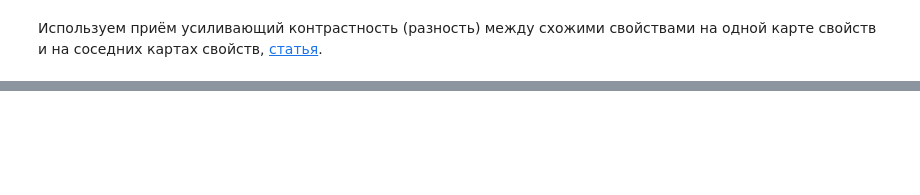
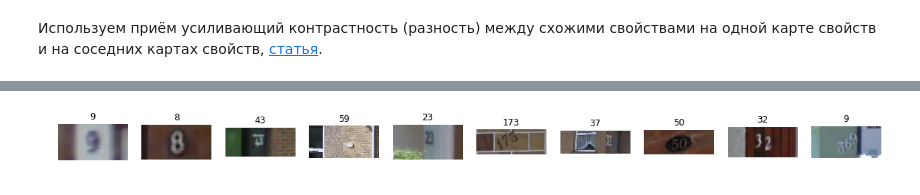
Before and after one commit to Factotum8/test_task_street_view_house_numbers, a Jupyter notebook: CNN_train.ipynb, the cells around one changed output, grey strips where cells are left out. Cells and saved outputs as stored; diff of their text form; code cells hidden in the pictures; blank space fills up the shorter version.

```diff
--- a/CNN_train.ipynb
+++ b/CNN_train.ipynb
@@ -9,7 +9,7 @@ from six.moves import cPickle as pickle
 # from six.moves import range
 from matplotlib.pyplot import imshow
 # %%
-pickle_file = 'SVHN_multi.pickle'
+pickle_file = './model/SVHN_multi.pickle'
 
 with open(pickle_file, 'rb') as f:
   save = pickle.load(f)
@@ -158,0 +482,25 @@ NameError: name 'xrange' is not defined
+# %%
+from PIL import Image
+import os
+import sys
+import matplotlib.pyplot as plt
+%matplotlib inline
+
+plt.rcParams['figure.figsize'] = (20.0, 20.0)
+f, ax = plt.subplots(nrows=1, ncols=10)
+
+im_samples = []
+
+for i, j in enumerate(np.sort(np.random.randint(0, test_labels.shape[0], size=10))):
+    filename = str(j+1)+'.png'
+    fullname = os.path.join('./data/test', filename)
+    im = Image.open(fullname)
+    house_num = ''
+    for k in np.arange(test_labels[j,0]):
+        house_num += str(int(test_labels[j,int(k)+1]))
+    im_samples.extend([j])
+    ax[i].axis('off')
+    ax[i].set_title(house_num, loc='center')
+    ax[i].imshow(im)
+# %% [output]
+[figure, added]
```
Also changed, not shown: parts of 8 cells of this notebook, 4 other files.
